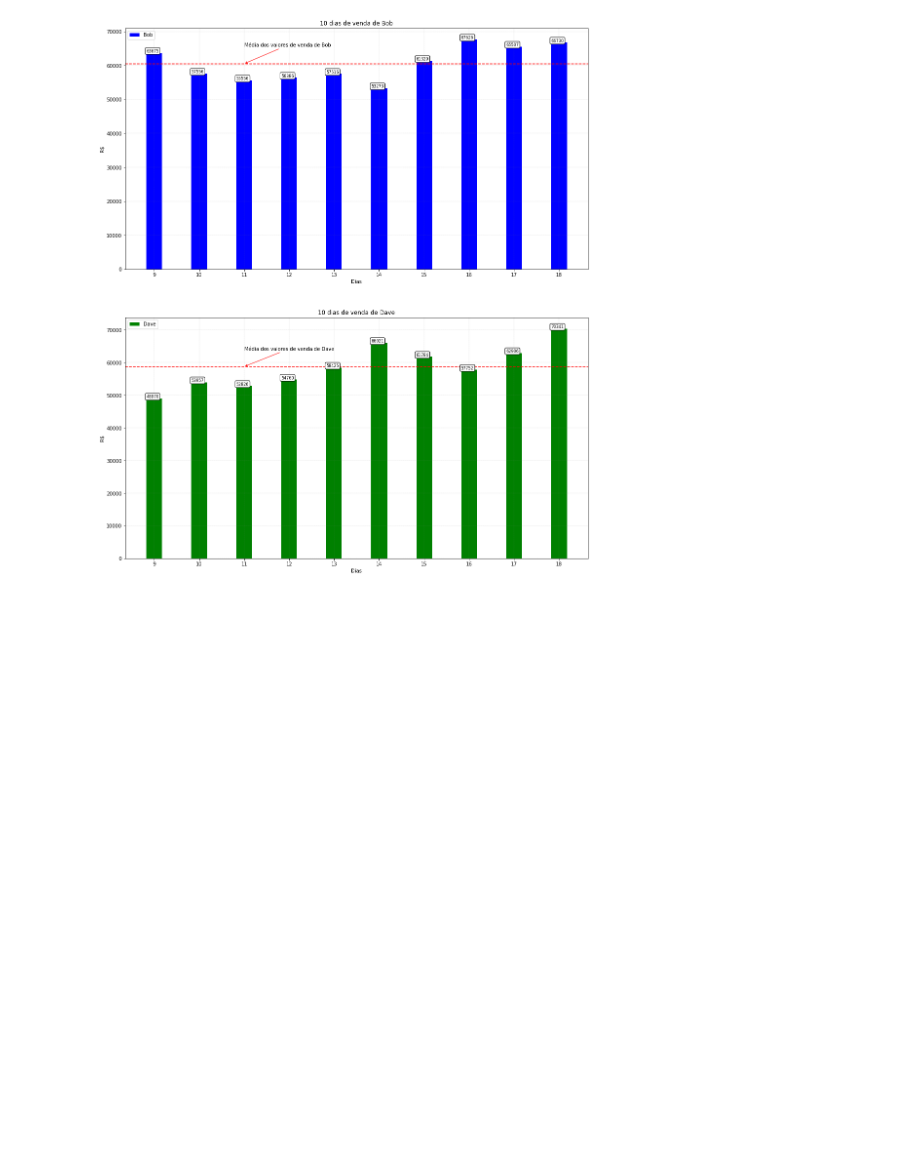
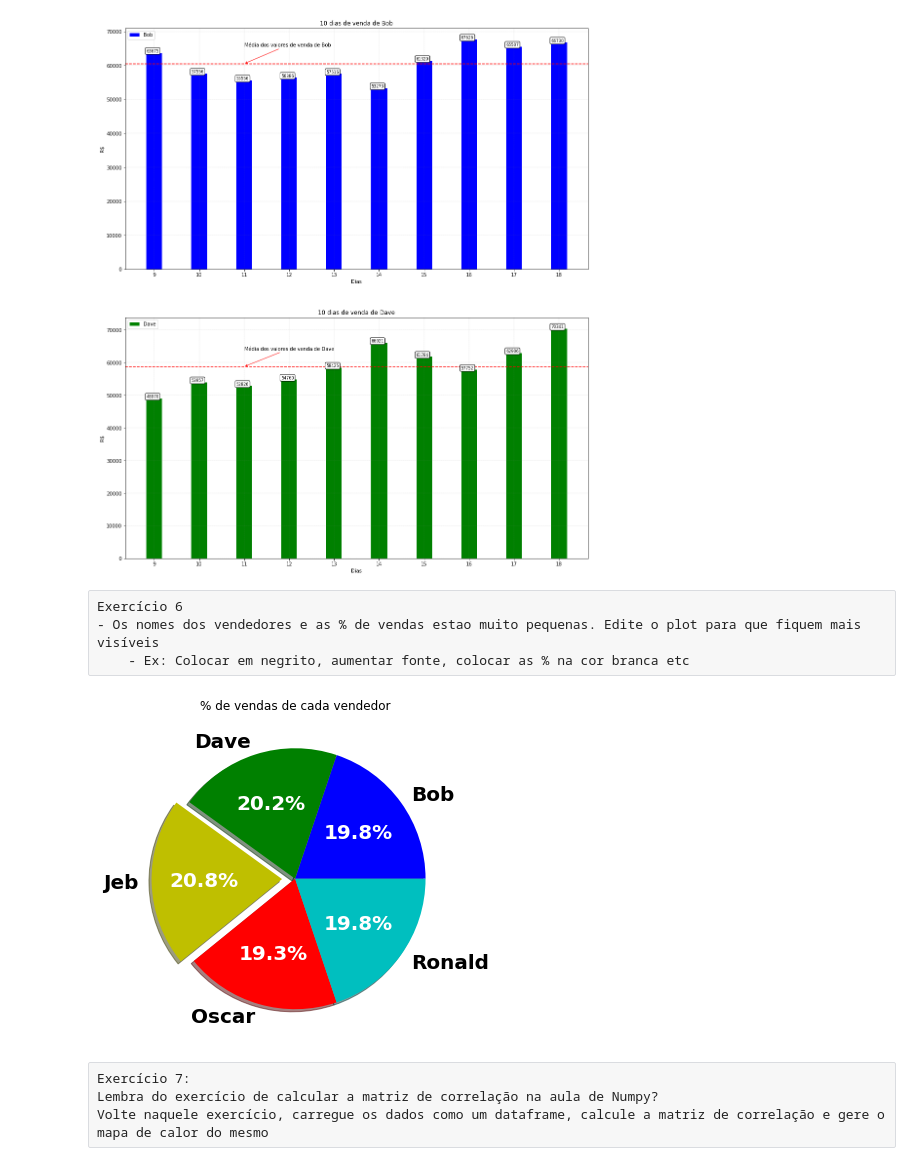
Before and after one commit to Lucas-Castro-de-Rezende/matplotlib-seaborn, a Jupyter notebook: exercises/exercises.ipynb, the cells around one changed output. Cells and saved outputs as stored; diff of their text form; code cells hidden in the pictures; blank space fills up the shorter version.

```diff
--- a/exercises/exercises.ipynb
+++ b/exercises/exercises.ipynb
@@ -308,3 +308,41 @@ for p in ax[1].patches:
     an.set_bbox(dict(facecolor='white', boxstyle='round',lw=1, edgecolor='k'))
 # %% [output]
 [figure]
+# %% [raw]
+Exercício 6
+- Os nomes dos vendedores e as % de vendas estao muito pequenas. Edite o plot para que fiquem mais visíveis
+    - Ex: Colocar em negrito, aumentar fonte, colocar as % na cor branca etc
+# %%
+import matplotlib.pyplot as plt
+import pandas as pd
+import numpy as np
+
+df = pd.read_csv("assets/salesman_pivot.csv")
+
+avgs = df.mean().round().astype(int)
+
+fig_pie, ax_pie = plt.subplots(figsize=(6, 6))
+_, labels, texts = ax_pie.pie(avgs.values, # os dados para serem plotados
+           labels=avgs.index, # os labels de cada dado
+           explode=[0, 0, 0.1, 0, 0], # define se você que destacar o pedaço da pizza
+           colors=["b", "g", "y", "r", "c"], # as cores de cada pedaço
+           autopct='%1.1f%%', # o formato para aprensentar as % de cada pedaço
+           shadow=True, # aplica um sombreamento
+          )
+
+ax_pie.set_title("% de vendas de cada vendedor")
+
+for label in labels:
+    label.set_size(20)
+    label.set_fontweight("bold")
+
+for text in texts:
+    text.set_color("white")
+    text.set_size(20)
+    text.set_fontweight("bold")
+# %% [output]
+[figure, added]
+# %% [raw]
+Exercício 7:
+Lembra do exercício de calcular a matriz de correlação na aula de Numpy?
+Volte naquele exercício, carregue os dados como um dataframe, calcule a matriz de correlação e gere o mapa de calor do mesmo
```
Also changed, not shown: parts of 2 cells of this notebook, 1 other file.
